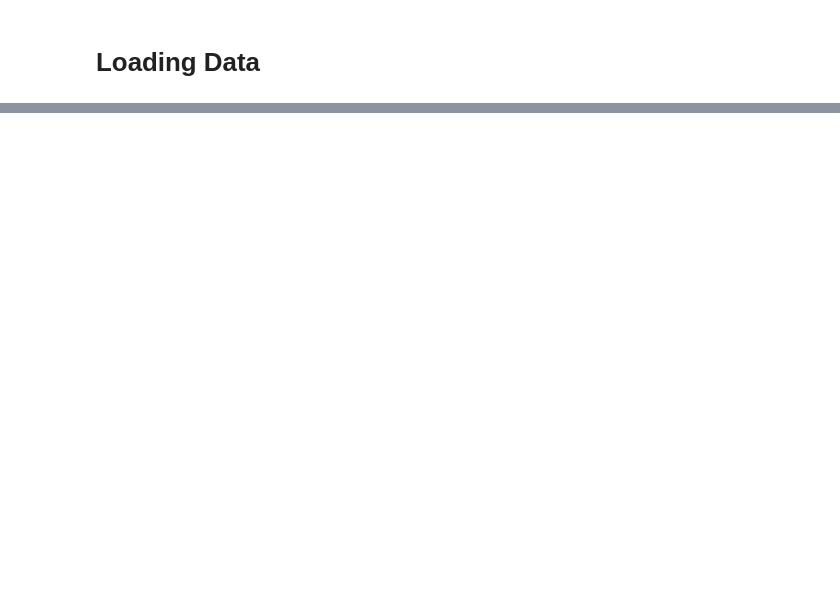
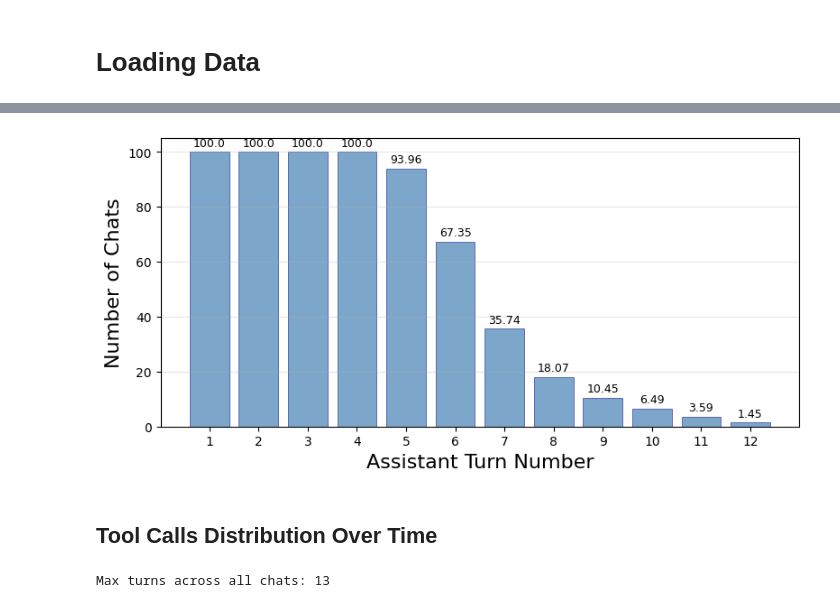
Before and after one commit to ashkihotah/text-to-cypher, a Jupyter notebook: notebooks/evaluation.ipynb, the cells around one changed output, grey strips where cells are left out. Saved outputs shown, nothing was run; the diff lists cells and outputs as text; code cells hidden in the pictures; blank space fills up the shorter version.

```diff
--- a/notebooks/evaluation.ipynb
+++ b/notebooks/evaluation.ipynb
@@ -173,0 +420,45 @@ for col in stats_df.columns:
+# %%
+# Create histogram of how many chats reach each assistant turn number
+fig, ax = plt.subplots(figsize=(8, 4))
+
+# Calculate how many trajectories reach at least each turn number
+max_turns = max(len(t) for t in all_trajectories)
+turn_numbers = np.arange(1, max_turns + 1)
+trajectories_reaching = []
+
+total_trajectories = len(all_trajectories)
+for turn in turn_numbers:
+    count = sum(1 for trajectory in all_trajectories if len(trajectory) >= turn)
+    trajectories_reaching.append(round(count / total_trajectories * 100, 2))
+
+# Create bar plot
+bars = ax.bar(turn_numbers, trajectories_reaching, color='steelblue', alpha=0.7, edgecolor='navy', linewidth=0.5)
+
+# Add grid and labels
+ax.grid(True, alpha=0.3, axis='y', zorder=0)
+ax.set_xlabel('Assistant Turn Number', fontsize=16)
+ax.set_ylabel('Number of Chats', fontsize=16)
+# ax.set_title('Number of Chats Reaching Each Assistant Turn', fontweight='bold')
+
+# Add value labels on top of bars for better readability (optional, only for smaller datasets)
+if max_turns <= 15:
+    for i, (turn, count) in enumerate(zip(turn_numbers, trajectories_reaching)):
+        ax.text(turn, count + max(trajectories_reaching) * 0.01, str(count),
+                ha='center', va='bottom', fontsize=9)
+
+# Set x-axis to show integer ticks
+ax.set_xticks(turn_numbers)
+
+plt.tight_layout()
+plt.show()
+# %% [output]
+[figure, added]
+# %% [markdown]
+## Tool Calls Distribution Over Time
+# %%
+max_turn = df['json_trajectory'].apply(
+    lambda jt: len(list(filter(lambda x: x['role'] == 'assistant', json.loads(jt))))
+).max()
+print(f"Max turns across all chats: {max_turn}")
+# %% [output]
+Max turns across all chats: 13
```
Also changed, not shown: parts of 29 cells of this notebook, 39 other files.
